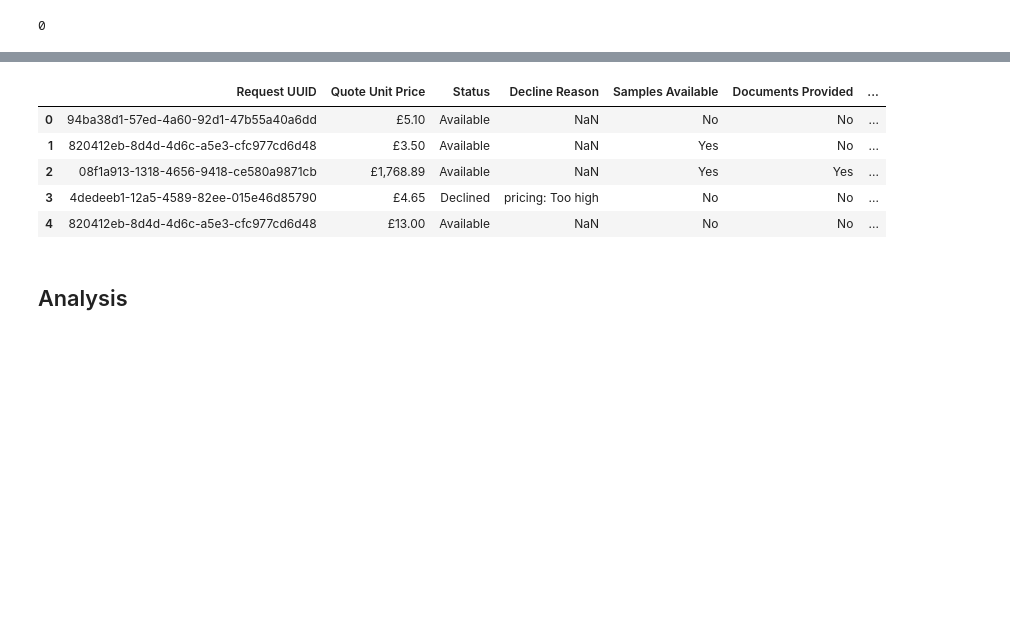
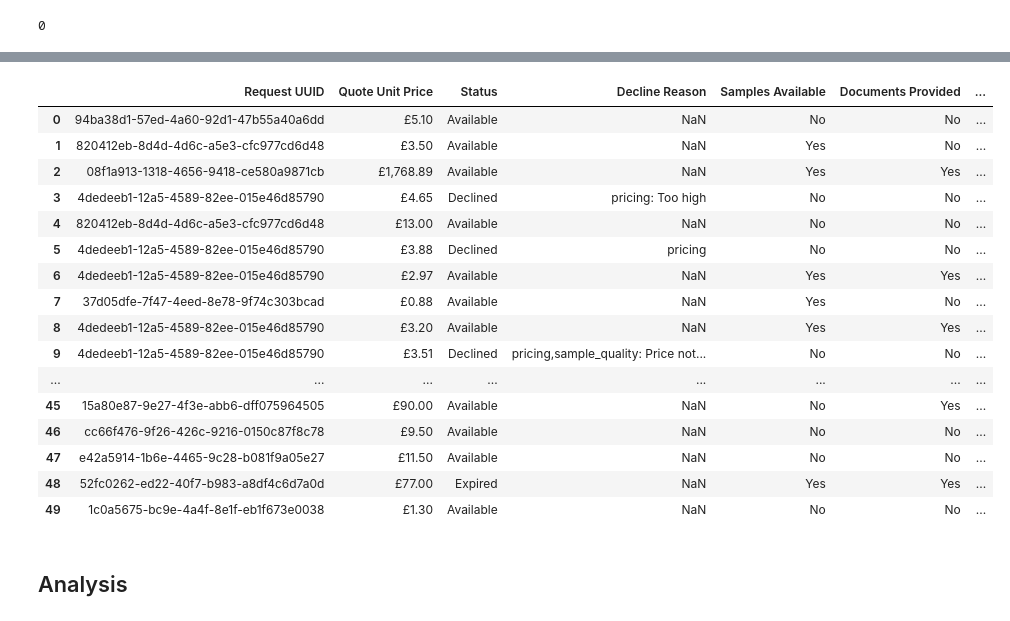
Before and after one commit to guillaumebrethes/Opply, a Jupyter notebook: S_1.ipynb, the cells around one changed output, grey strips where cells are left out. Saved outputs shown, nothing was run; the diff lists cells and outputs as text; code cells hidden in the pictures; blank space fills up the shorter version.

```diff
--- a/S_1.ipynb
+++ b/S_1.ipynb
@@ -160,5 +164,20 @@ quotes["Decline Reason New"] = np.where(quotes['Decline Reason'].isna(), 'not sp
 # "pricing"
 quotes["Decline Reason New"] = np.where(quotes['Decline Reason New'].str.contains('pricing', case=False), 'pricing', quotes["Decline Reason New"])
 
+# "no decline"
+quotes["Decline Reason New"] = np.where(quotes['Status'] == 'Ordered', 'no decline', quotes["Decline Reason New"])
+
+# "Expired"
+quotes["Decline Reason New"] = np.where(quotes['Status'] == 'Expired', 'quote expired', quotes["Decline Reason New"])
+
 # "others"
-quotes["Decline Reason New"] = np.where((quotes["Decline Reason New"] != 'not specified') & (~quotes["Decline Reason New"].str.contains('pricing', case=False)), 'other', quotes["Decline Reason New"])
+quotes["Decline Reason New"] = np.where(
+    (
+        (quotes["Decline Reason New"] != 'not specified') &
+        (quotes["Decline Reason New"] != 'no decline') &
+        (quotes["Decline Reason New"] != 'quote expired') &
+        (~quotes["Decline Reason New"].str.contains('pricing', case=False))
+    ),
+    'others',
+    quotes["Decline Reason New"]
+)
@@ -200,12 +194,23 @@ Name: proportion, dtype: object
 # %%
-quotes.head()
+quotes.head(50)
 # %% [output]
 |  | Request UUID | Quote Unit Price | Status | Decline Reason | Samples Available | Documents Provided | ... |
 | 0 | 94ba38d1-57ed-4a60-92d1-47b55a40a6dd | £5.10 | Available | NaN | No | No | ... |
 | 1 | 820412eb-8d4d-4d6c-a5e3-cfc977cd6d48 | £3.50 | Available | NaN | Yes | No | ... |
 | 2 | 08f1a913-1318-4656-9418-ce580a9871cb | £1,768.89 | Available | NaN | Yes | Yes | ... |
 | 3 | 4dedeeb1-12a5-4589-82ee-015e46d85790 | £4.65 | Declined | pricing: Too high | No | No | ... |
 | 4 | 820412eb-8d4d-4d6c-a5e3-cfc977cd6d48 | £13.00 | Available | NaN | No | No | ... |
+| 5 | 4dedeeb1-12a5-4589-82ee-015e46d85790 | £3.88 | Declined | pricing | No | No | ... |
+| 6 | 4dedeeb1-12a5-4589-82ee-015e46d85790 | £2.97 | Available | NaN | Yes | Yes | ... |
+| 7 | 37d05dfe-7f47-4eed-8e78-9f74c303bcad | £0.88 | Available | NaN | Yes | No | ... |
+| 8 | 4dedeeb1-12a5-4589-82ee-015e46d85790 | £3.20 | Available | NaN | Yes | Yes | ... |
+| 9 | 4dedeeb1-12a5-4589-82ee-015e46d85790 | £3.51 | Declined | pricing,sample_quality: Price not... | No | No | ... |
+| ... | ... | ... | ... | ... | ... | ... | ... |
+| 45 | 15a80e87-9e27-4f3e-abb6-dff075964505 | £90.00 | Available | NaN | No | Yes | ... |
+| 46 | cc66f476-9f26-426c-9216-0150c87f8c78 | £9.50 | Available | NaN | No | No | ... |
+| 47 | e42a5914-1b6e-4465-9c28-b081f9a05e27 | £11.50 | Available | NaN | No | No | ... |
+| 48 | 52fc0262-ed22-40f7-b983-a8df4c6d7a0d | £77.00 | Expired | NaN | Yes | Yes | ... |
+| 49 | 1c0a5675-bc9e-4a4f-8e1f-eb1f673e0038 | £1.30 | Available | NaN | No | No | ... |
 # %% [markdown]
 ## Analysis
 # %%
```
Also changed, not shown: parts of 6 cells of this notebook, 1 other file.
